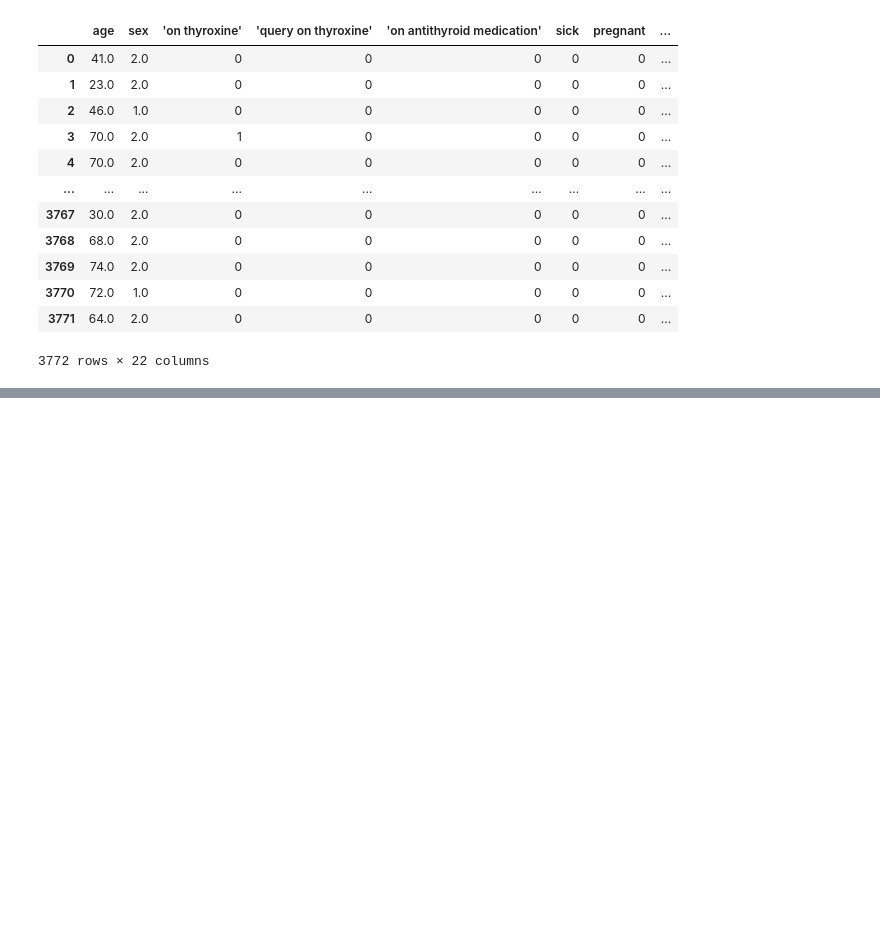
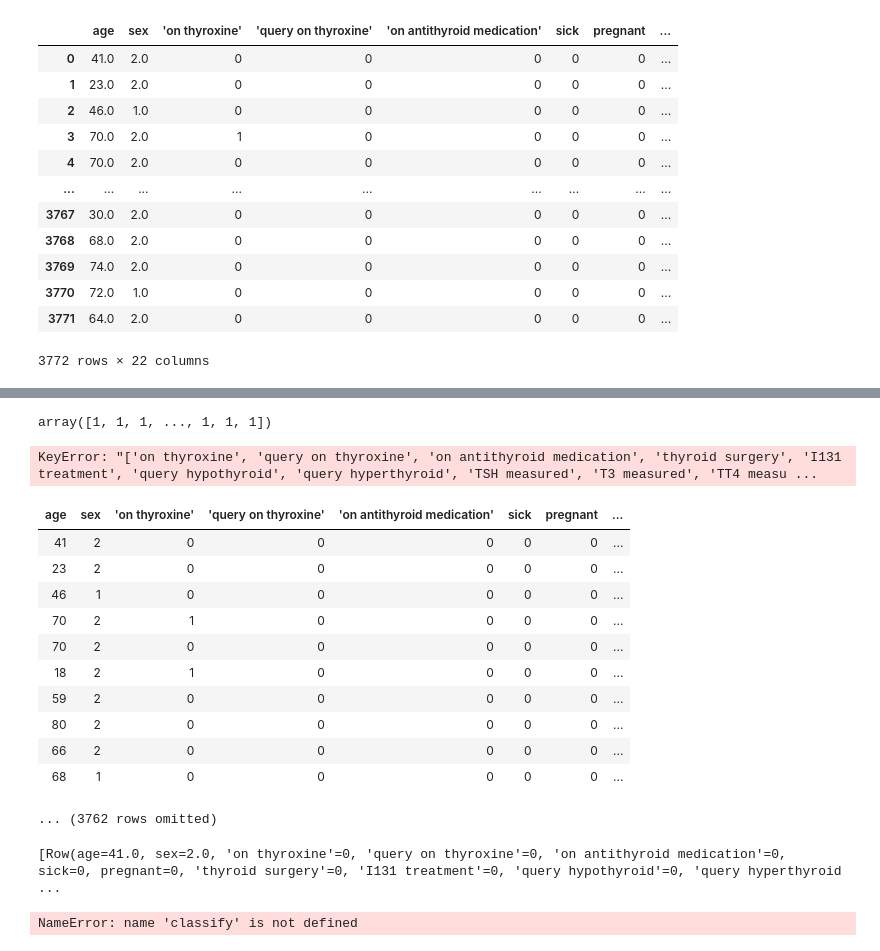
Before and after one commit to Yogesh2460/notebook2, a Jupyter notebook: hypothyroid.ipynb, the cells around one changed output, grey strips where cells are left out. Saved outputs shown, nothing was run; the diff lists cells and outputs as text; code cells hidden in the pictures; blank space fills up the shorter version.

```diff
--- a/hypothyroid.ipynb
+++ b/hypothyroid.ipynb
@@ -6,5 +28,5 @@ import seaborn as sns
 # %%
-file = open("D:\Downloads\Telegram Desktop/thyroid.csv")
+file = open("D:\Weka-3-9-6\data\hypothyroid.csv")
 df = pd.read_csv(file)
 # %%
 df
@@ -248,0 +290,4 @@ df
+# %%
+actual
+# %% [output]
+array([1, 1, 1, ..., 1, 1, 1])
@@ -248,0 +301,59 @@ df
+# %%
+feature_columns = ['age','sex','on thyroxine','query on thyroxine','on antithyroid medication','sick','pregnant','thyroid surgery','I131 treatment','query hypothyroid','query hyperthyroid','lithium','goitre','tumor','hypopituitary','psych','TSH measured','TSH','T3 measured','T3','TT4 measured','TT4','T4U measured','T4U','FTI measured','FTI','TBG measured','TBG','referral source']
+
+X = df[feature_columns].values
+
+y = df['Class'].values
+
+X_train, X_test, y_train, y_test= train_test_split(X, y, test_size = 0.2, random_state = 0)
+
+# Instantiate learning model (k = 3)
+classifier = KNeighborsClassifier(n_neighbors=5)
+
+# Fitting the model
+classifier.fit (X_train, y_train)
+
+# Predicting the Test set results
+y_pred = classifier.predict(X_test)
+
+cm = confusion_matrix(y_test, y_pred)
+print ('confusion matrix: \n', cm)
+
+accuracy = accuracy_score(y_test, y_pred)*100
+
+print ('Accuracy of our model is equal ' ,str(round(accuracy, 2)) ,'%.')
+# %% [output]
+KeyError: "['on thyroxine', 'query on thyroxine', 'on antithyroid medication', 'thyroid surgery', 'I131 treatment', 'query hypothyroid', 'query hyperthyroid', 'TSH measured', 'T3 measured', 'TT4 measu ...
+# %%
+Dataset = Table.from_df(df)
+# %%
+Dataset
+# %% [output]
+| age | sex | 'on thyroxine' | 'query on thyroxine' | 'on antithyroid medication' | sick | pregnant | ... |
+| 41 | 2 | 0 | 0 | 0 | 0 | 0 | ... |
+| 23 | 2 | 0 | 0 | 0 | 0 | 0 | ... |
+| 46 | 1 | 0 | 0 | 0 | 0 | 0 | ... |
+| 70 | 2 | 1 | 0 | 0 | 0 | 0 | ... |
+| 70 | 2 | 0 | 0 | 0 | 0 | 0 | ... |
+| 18 | 2 | 1 | 0 | 0 | 0 | 0 | ... |
+| 59 | 2 | 0 | 0 | 0 | 0 | 0 | ... |
+| 80 | 2 | 0 | 0 | 0 | 0 | 0 | ... |
+| 66 | 2 | 0 | 0 | 0 | 0 | 0 | ... |
+| 68 | 1 | 0 | 0 | 0 | 0 | 0 | ... |
+... (3762 rows omitted)
+# %%
+example1 = []
+for i in range(0,3772):
+    example = Dataset.drop('Class').row(i)
+    example1.append(example)
+print(example1)
+# %% [output]
+[Row(age=41.0, sex=2.0, 'on thyroxine'=0, 'query on thyroxine'=0, 'on antithyroid medication'=0, sick=0, pregnant=0, 'thyroid surgery'=0, 'I131 treatment'=0, 'query hypothyroid'=0, 'query hyperthyroid ...
+# %%
+prediction = []
+for i in range(14):
+    predicted = classify(Dataset.exclude(i),example1[i],5)
+    prediction.append(predicted)
+print(prediction)
+# %% [output]
+NameError: name 'classify' is not defined
```
Also changed, not shown: parts of 7 cells of this notebook.
